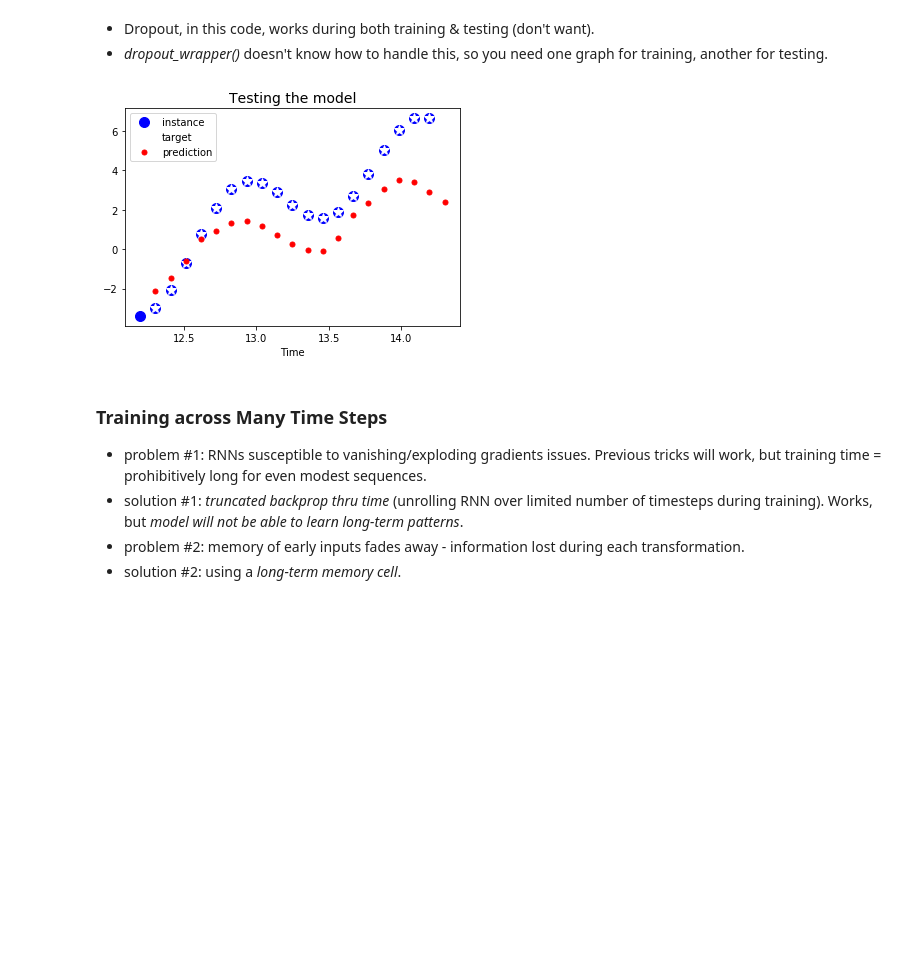
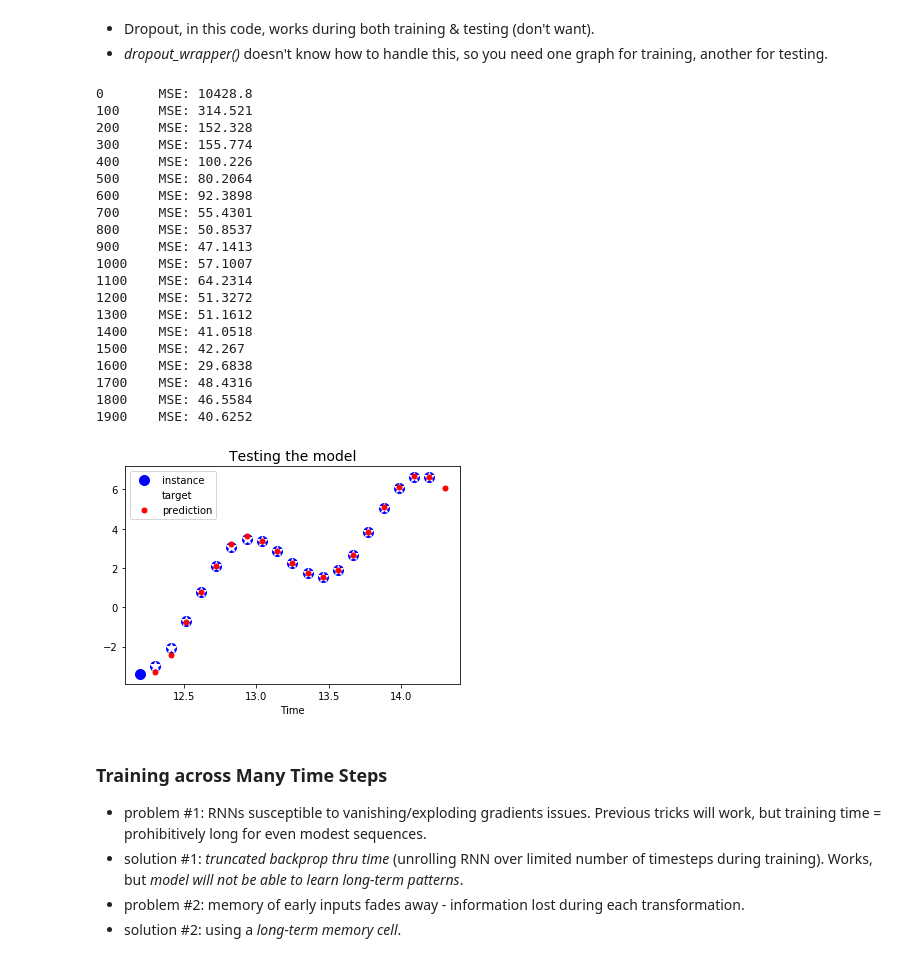
Before and after one commit to bjpcjp/scikit-and-tensorflow-workbooks, a Jupyter notebook: ch14-Recurrent-NNs.ipynb, the cells around one changed output. Cells and saved outputs as stored; diff of their text form; code cells hidden in the pictures; blank space fills up the shorter version.

```diff
--- a/ch14-Recurrent-NNs.ipynb
+++ b/ch14-Recurrent-NNs.ipynb
@@ -808,6 +846,8 @@ saver = tf.train.Saver()
 # %%
 n_iterations = 2000
 batch_size = 50
+
+is_training = True
 
 with tf.Session() as sess:
     if is_training:
@@ -842,7 +882,48 @@ with tf.Session() as sess:
         plt.xlabel("Time")
         plt.show()
 # %% [output]
-[figure, removed]
+0       MSE: 10428.8
+100     MSE: 314.521
+200     MSE: 152.328
+300     MSE: 155.774
+400     MSE: 100.226
+500     MSE: 80.2064
+600     MSE: 92.3898
+700     MSE: 55.4301
+800     MSE: 50.8537
+900     MSE: 47.1413
+1000    MSE: 57.1007
+1100    MSE: 64.2314
+1200    MSE: 51.3272
+1300    MSE: 51.1612
+1400    MSE: 41.0518
+1500    MSE: 42.267
+1600    MSE: 29.6838
+1700    MSE: 48.4316
+1800    MSE: 46.5584
+1900    MSE: 40.6252
+# %%
+# testing
+
+with tf.Session() as sess:
+
+    saver.restore(sess, "/tmp/my_model.ckpt")
+
+    X_new = time_series(
+        np.array(t_instance[:-1].reshape(-1, n_steps, n_inputs)))
+
+    y_pred = sess.run(
+        outputs, feed_dict={X: X_new})
+
+    plt.title("Testing the model", fontsize=14)
+    plt.plot(t_instance[:-1], time_series(t_instance[:-1]), "bo", markersize=10, label="instance")
+    plt.plot(t_instance[1:], time_series(t_instance[1:]), "w*", markersize=10, label="target")
+    plt.plot(t_instance[1:], y_pred[0,:,0], "r.", markersize=10, label="prediction")
+    plt.legend(loc="upper left")
+    plt.xlabel("Time")
+    plt.show()
+# %% [output]
+[figure, added]
 # %% [markdown]
 ### Training across Many Time Steps
 * problem #1: RNNs susceptible to vanishing/exploding gradients issues. Previous tricks will work, but training time = prohibitively long for even modest sequences.
```
Also changed, not shown: parts of 25 cells of this notebook, 1 other file.
